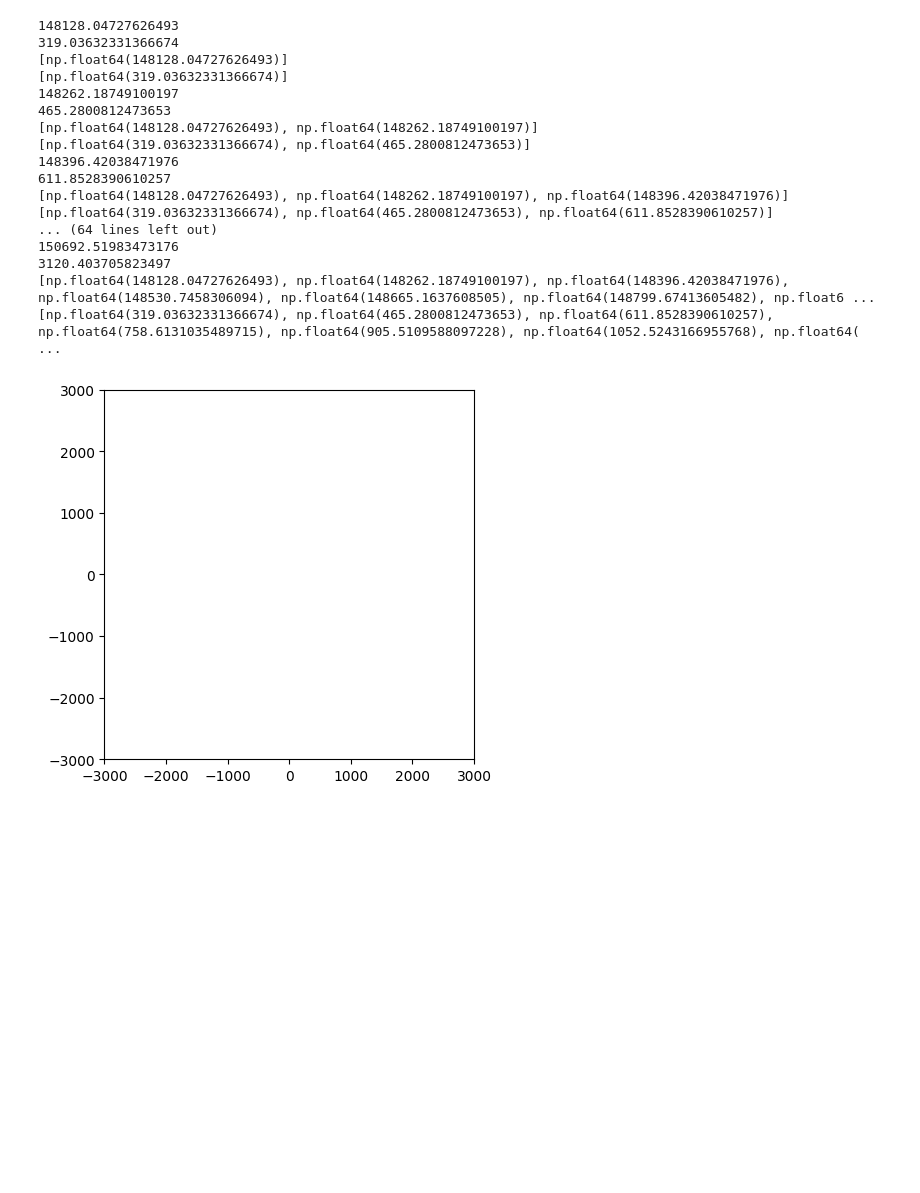
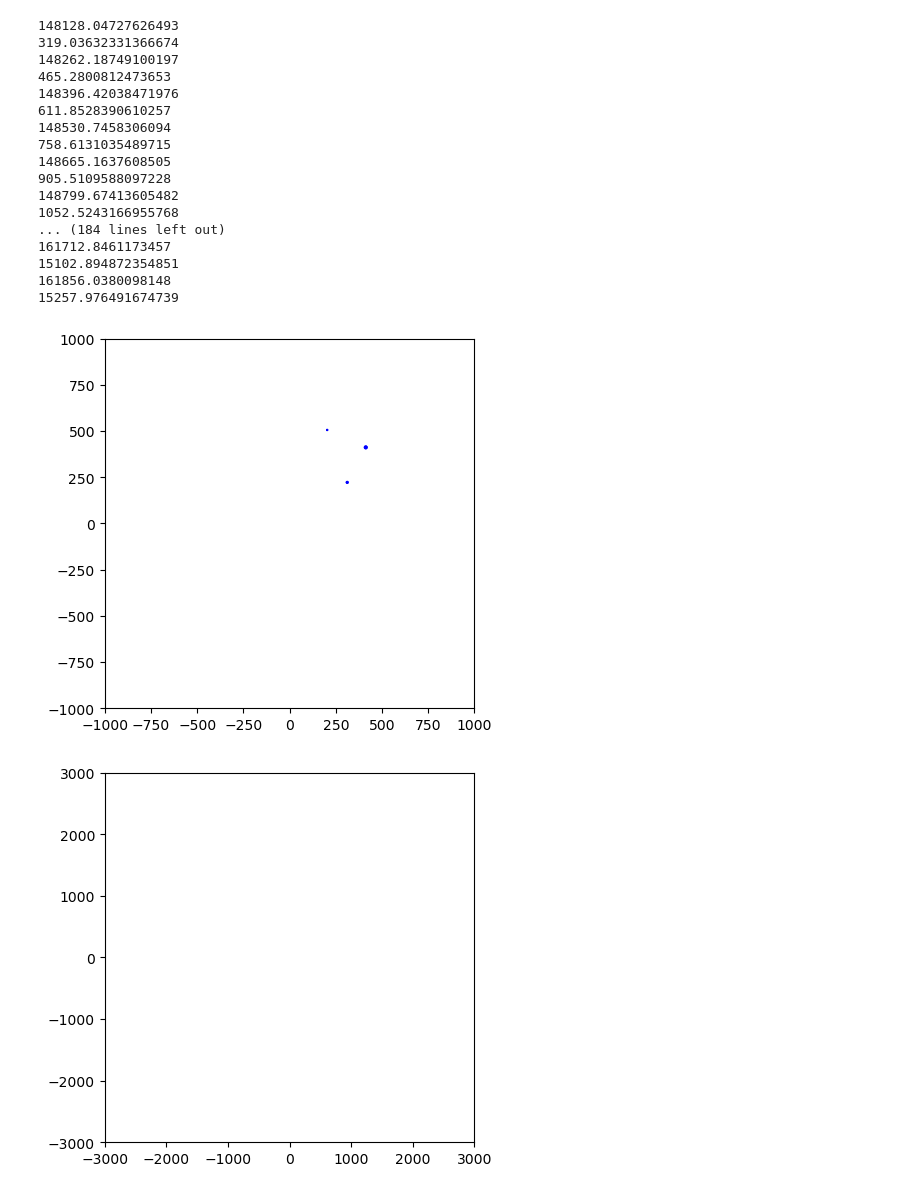
Before and after one commit to Digicat509/Three-body-problem, a Jupyter notebook: firstnotebookmaybeinitialcode.ipynb, the cells around one changed output. Saved outputs shown, nothing was run; the diff lists cells and outputs as text; code cells hidden in the pictures; blank space fills up the shorter version.

Commit message:
Added individual frame animation

```diff
--- a/firstnotebookmaybeinitialcode.ipynb
+++ b/firstnotebookmaybeinitialcode.ipynb
@@ -13,7 +13,7 @@ from mpl_toolkits.mplot3d import Axes3D
 # Constants
 Gravitational_Constant=6.6743*(10**-11)
 dt=1.0
-total_time=20
+total_time=100
 time=0.0
 # %%
 #very rough please simplify when you can. Prob cant if we have initial constants
@@ -110,21 +110,40 @@ while (time!=total_time):
 # %% [output]
 148128.04727626493
 319.03632331366674
-[np.float64(148128.04727626493)]
-[np.float64(319.03632331366674)]
 148262.18749100197
 465.2800812473653
-[np.float64(148128.04727626493), np.float64(148262.18749100197)]
-[np.float64(319.03632331366674), np.float64(465.2800812473653)]
 148396.42038471976
 611.8528390610257
-[np.float64(148128.04727626493), np.float64(148262.18749100197), np.float64(148396.42038471976)]
-[np.float64(319.03632331366674), np.float64(465.2800812473653), np.float64(611.8528390610257)]
-... (64 lines left out)
-150692.51983473176
-3120.403705823497
-[np.float64(148128.04727626493), np.float64(148262.18749100197), np.float64(148396.42038471976), np.float64(148530.7458306094), np.float64(148665.1637608505), np.float64(148799.67413605482), np.float6 ...
-[np.float64(319.03632331366674), np.float64(465.2800812473653), np.float64(611.8528390610257), np.float64(758.6131035489715), np.float64(905.5109588097228), np.float64(1052.5243166955768), np.float64( ...
+148530.7458306094
+758.6131035489715
+148665.1637608505
+905.5109588097228
+148799.67413605482
+1052.5243166955768
+... (184 lines left out)
+161712.8461173457
+15102.894872354851
+161856.0380098148
+15257.976491674739
+# %%
+#individual frames
+
+fig, axies = plt.subplots()
+
+patches = []
+for body in bodies:
+    circle = axies.add_patch(plt.Circle(body.history_pos[len(body.history_pos)-1][0:2], radius = body.mass/500, color = 'b'))
+    axies.add_patch(circle);
+
+
+axies.set_xlim(-1000, 1000)
+axies.set_ylim(-1000, 1000)
+axies.set_aspect('equal', adjustable='box')
+
+
+plt.show()
+# %% [output]
+[figure, added]
 # %%
 #lets draw a visualization!!!
 
@@ -148,4 +167,4 @@ animate = animation.FuncAnimation(fig=fig, func=update, init_func=init, frames=3
 
 plt.show()
 # %% [output]
-[figure, old version]
+[figure, new version]
```
